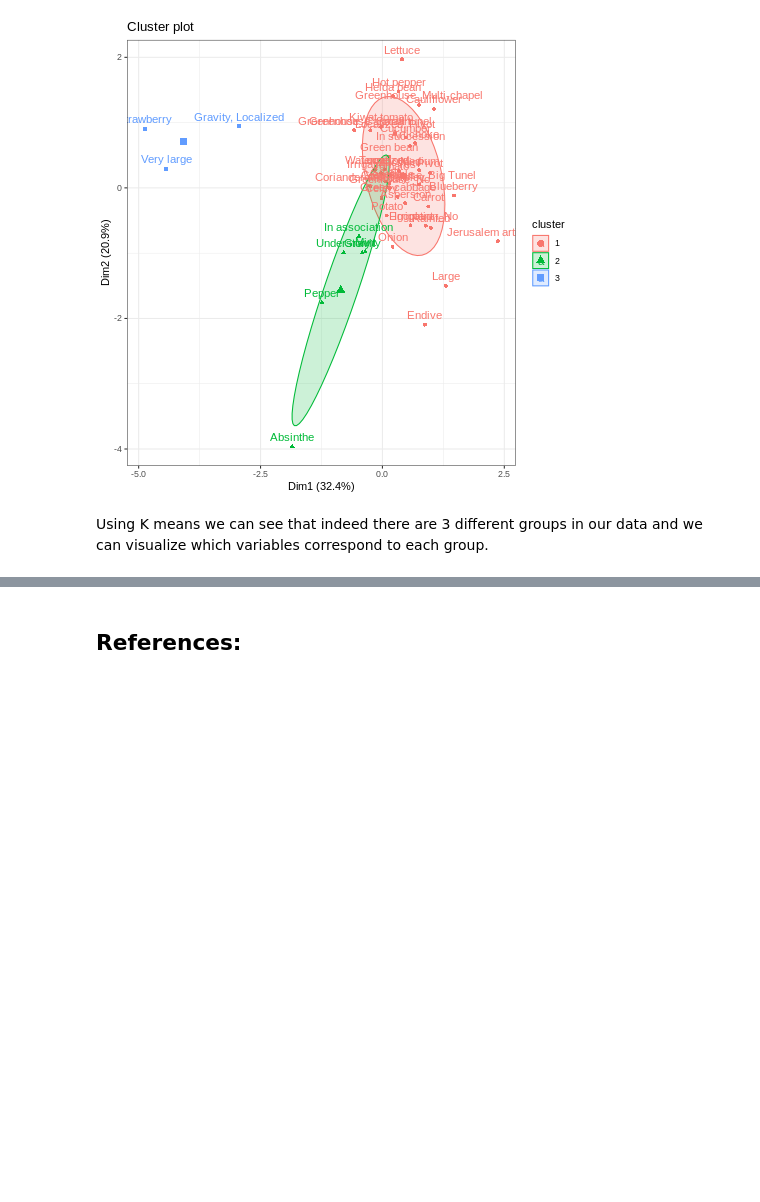
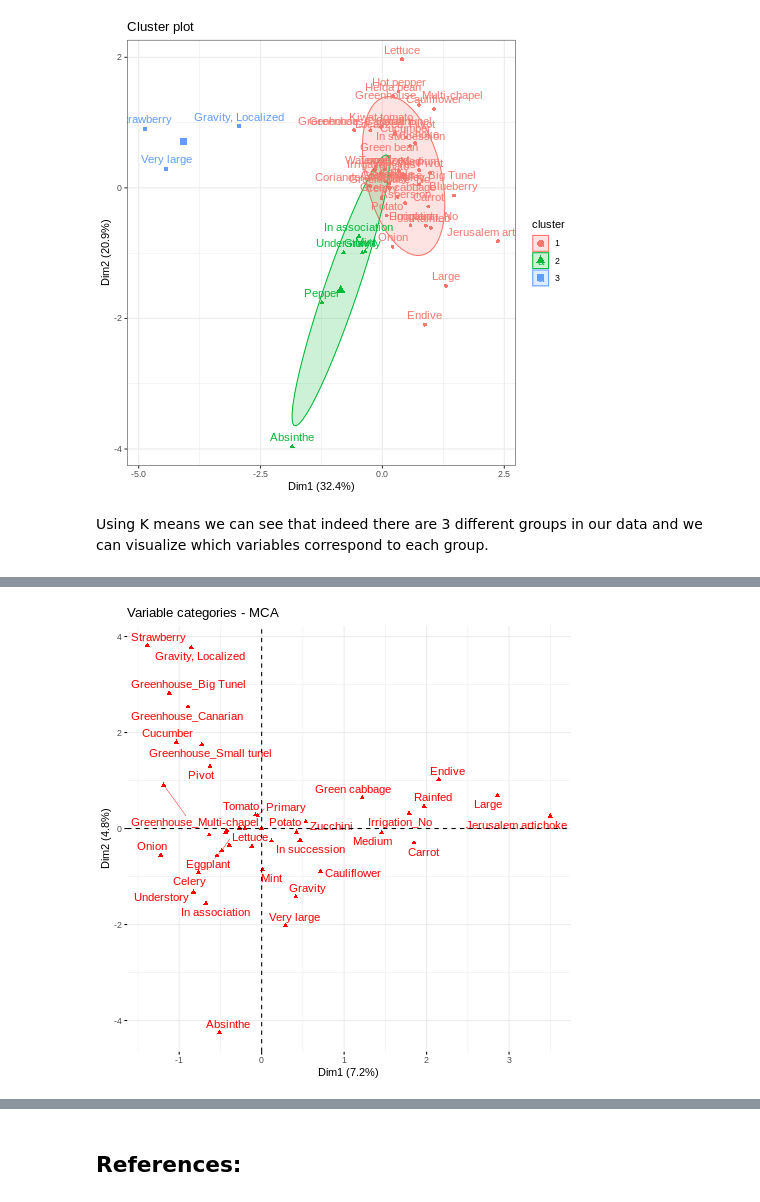
Before and after one commit to jeshuacn/Agricultural_sampling_frame_project, a Jupyter notebook: SamplingFrame.ipynb, the cells around one changed output, grey strips where cells are left out. Saved outputs shown, nothing was run; the diff lists cells and outputs as text; code cells hidden in the pictures; blank space fills up the shorter version.

```diff
--- a/SamplingFrame.ipynb
+++ b/SamplingFrame.ipynb
@@ -1710,0 +1736,7 @@ Using K means we can see that indeed there are 3 different groups in our data an
+# %%
+#@title #### Variable Categories
+%%R
+
+fviz_mca_var(MCA_random,repel=TRUE,ggtheme=theme_minimal())
+# %% [output]
+[figure, added]
```
Also changed, not shown: parts of 32 cells of this notebook.
